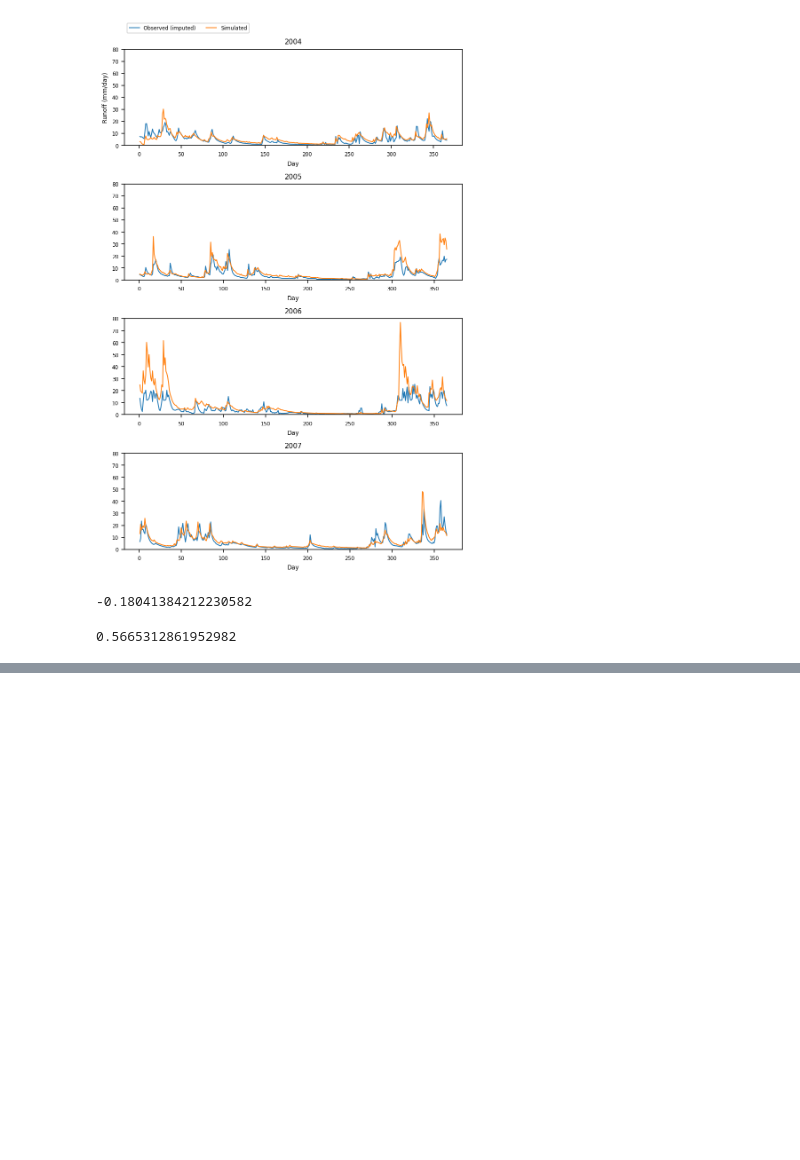
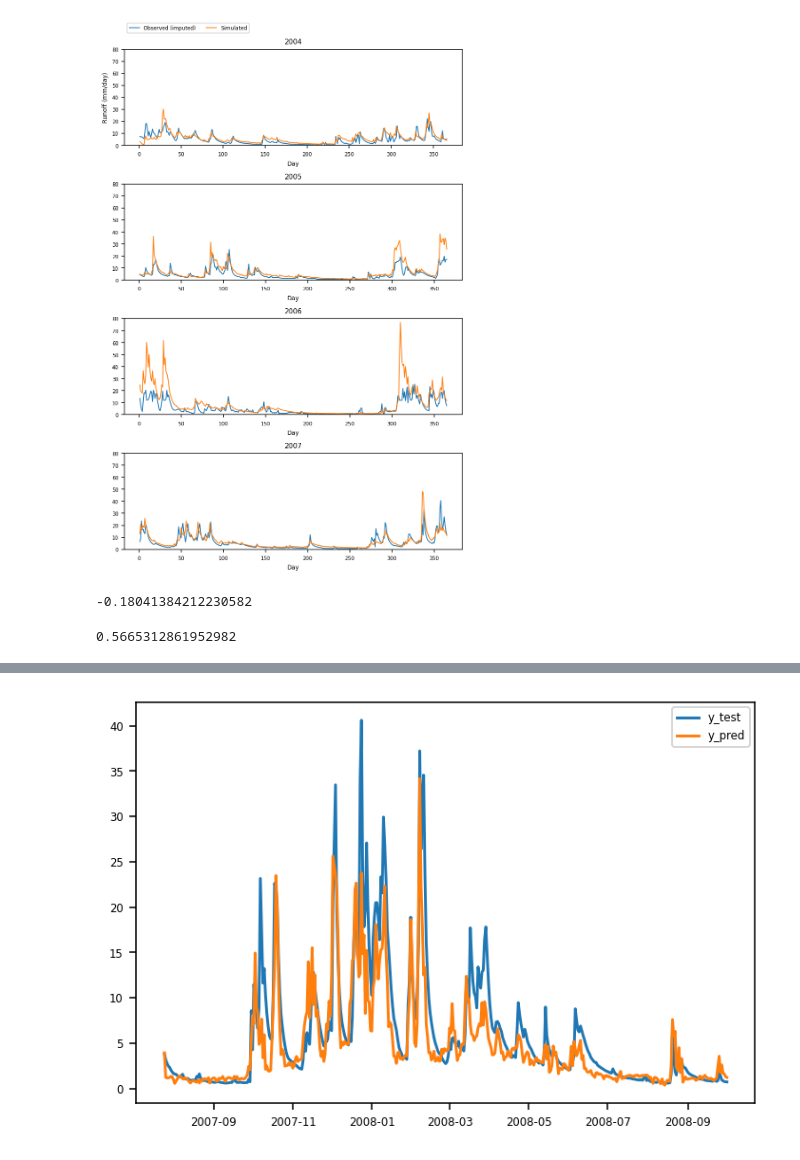
Before and after one commit to jrobertson2000/PNW_VELMA, a Jupyter notebook: notebooks/runoff_analysis.ipynb, the cells around one changed output, grey strips where cells are left out. Saved outputs shown, nothing was run; the diff lists cells and outputs as text; code cells hidden in the pictures; blank space fills up the shorter version.

```diff
--- a/notebooks/runoff_analysis.ipynb
+++ b/notebooks/runoff_analysis.ipynb
@@ -345,2 +376,94 @@ NS(baseline04_19['Runoff_All(mm/day)_Delineated_Average'], runoff_obs['runoff_ob
 # %% [output]
 0.5665312861952982
+# %%
+# Imputing select (but not all) days with quality codes
+
+# Use model for runoff imputation to estimate removed values
+
+low_qual = quality[(quality['Quality'].isin([2, 254, 179, 161]))]
+
+flow_path = config.streamflow
+flow = pd.read_csv(str(flow_path), usecols=['Date', 'Flow_cfs'], parse_dates=True, index_col=0)
+
+# Convert streamflow from cfs to mm/day
+# 2.446576 ft3/sec =  1m3/35.314667ft3 * 1/km2 * 86400sec/1day * 1km2/1000000m2 * 1000mm/1m
+ft3_sec = (1 / 35.314667) * 86400 * (1 / 1000000) * 1000
+area = 13.7393  # area of upstream Ellsworth watershed, sq. km
+flow['flow_mm_day'] = (flow['Flow_cfs'] / area) * ft3_sec
+flow.drop('Flow_cfs', axis=1, inplace=True)
+
+# Expand date range to include every day of all the years present
+begin = '01-01-{}'.format(flow.index.to_frame()['Date'].min().year)
+end = '12-31-{}'.format(flow.index.to_frame()['Date'].max().year)
+rng = pd.date_range(begin, end)
+df = pd.DataFrame(index=rng)
+daily_flow = df.merge(flow, left_index=True, right_index=True, how='left')
+
+# Feature engineering
+precip = pd.read_csv(str(config.daily_ppt), parse_dates=True, index_col=0)
+temp_mean = pd.read_csv(str(config.daily_temp_mean), parse_dates=True, index_col=0)
+temp_mean_min = pd.read_csv(str(config.daily_temp_min), parse_dates=True, index_col=0)
+temp_mean_max = pd.read_csv(str(config.daily_temp_max), parse_dates=True, index_col=0)
+df = pd.concat([precip, temp_mean, temp_mean_min, temp_mean_max], axis=1)
+
+# Convert day of year to signal
+day = 24 * 60 * 60
+year = 365.2425 * day
+timestamp_secs = pd.to_datetime(df.index)
+timestamp_secs = timestamp_secs.map(datetime.datetime.timestamp)
+df['year_cos'] = np.cos(timestamp_secs * (2 * np.pi / year))
+df['year_sin'] = np.sin(timestamp_secs * (2 * np.pi / year))
+
+# Sum of last 2 days precip
+df['precip_sum-2t'] = precip.rolling(2).sum()
+
+# Previous days' precip
+df['precip_t-1'] = precip['mean_ppt_mm'].shift(1)
+df['precip_t-2'] = precip['mean_ppt_mm'].shift(2)
+df['precip_t-3'] = precip['mean_ppt_mm'].shift(3)
+
+obs = df.merge(daily_flow['flow_mm_day'], left_index=True, right_index=True, how='right')
+
+# Set aside dates with missing flow measurements
+gap_data = obs[obs['flow_mm_day'].isna()]
+obs.dropna(inplace=True)
+
+# Remove days with low quality measurements
+shared_index = obs.index.intersection(low_qual.index)
+obs_highqual = obs.drop(shared_index)
+
+def plot_test_results(y_test, y_pred):
+    results = pd.DataFrame(data=np.column_stack([y_test, y_pred]), index=y_test.index, columns=['y_test', 'y_pred'])
+    results = (results * train_std['flow_mm_day']) + train_mean['flow_mm_day']
+    plt.plot(results)
+    plt.legend(results.columns)
+
+
+# Split the data 70-20-10
+n = obs_highqual.shape[0]
+train_df = obs_highqual[0:int(n * 0.7)]
+test_df = obs_highqual[int(n * 0.7):]
+num_features = obs_highqual.shape[1]
+
+cols = obs_highqual.columns.tolist()
+target = cols.index('flow_mm_day')
+
+# Normalize
+train_mean = train_df.mean()
+train_std = train_df.std()
+
+train_df = (train_df - train_mean) / train_std
+test_df = (test_df - train_mean) / train_std
+
+X_train, y_train = train_df.iloc[:, 0:target], train_df.iloc[:, target]
+X_test, y_test = test_df.iloc[:, 0:target], test_df.iloc[:, target]
+
+svr = SVR(kernel='rbf', C=1, gamma='auto', epsilon=0.1)
+svr.fit(X_train, y_train)
+
+y_pred = svr.predict(X_test)
+print(mse(y_test, y_pred))
+
+plt.figure()
+plot_test_results(y_test, y_pred)
+# %% [output]
@@ -346,0 +471 @@ NS(baseline04_19['Runoff_All(mm/day)_Delineated_Average'], runoff_obs['runoff_ob
+[figure, added]
```
Also changed, not shown: parts of 14 cells of this notebook.
